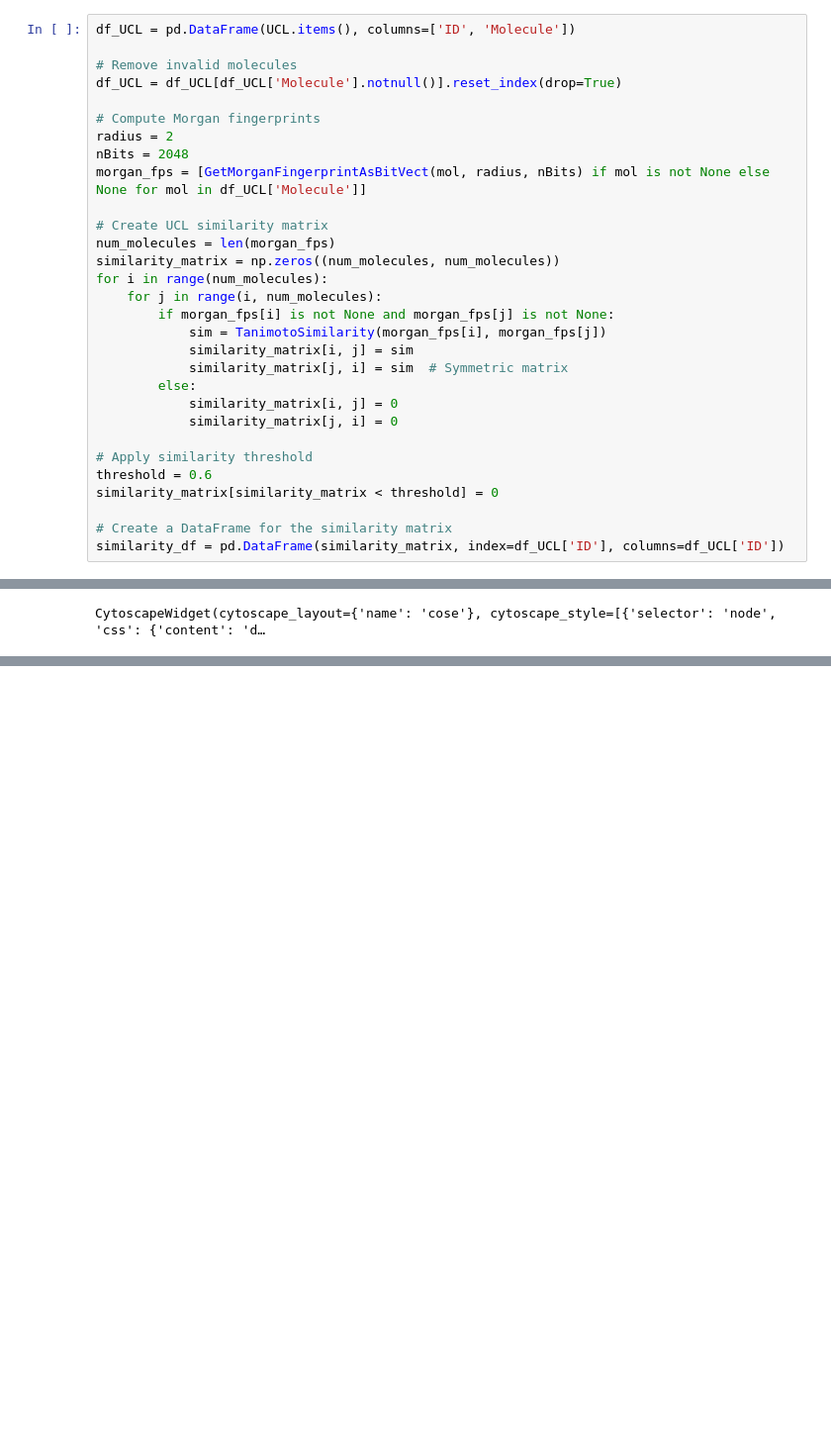
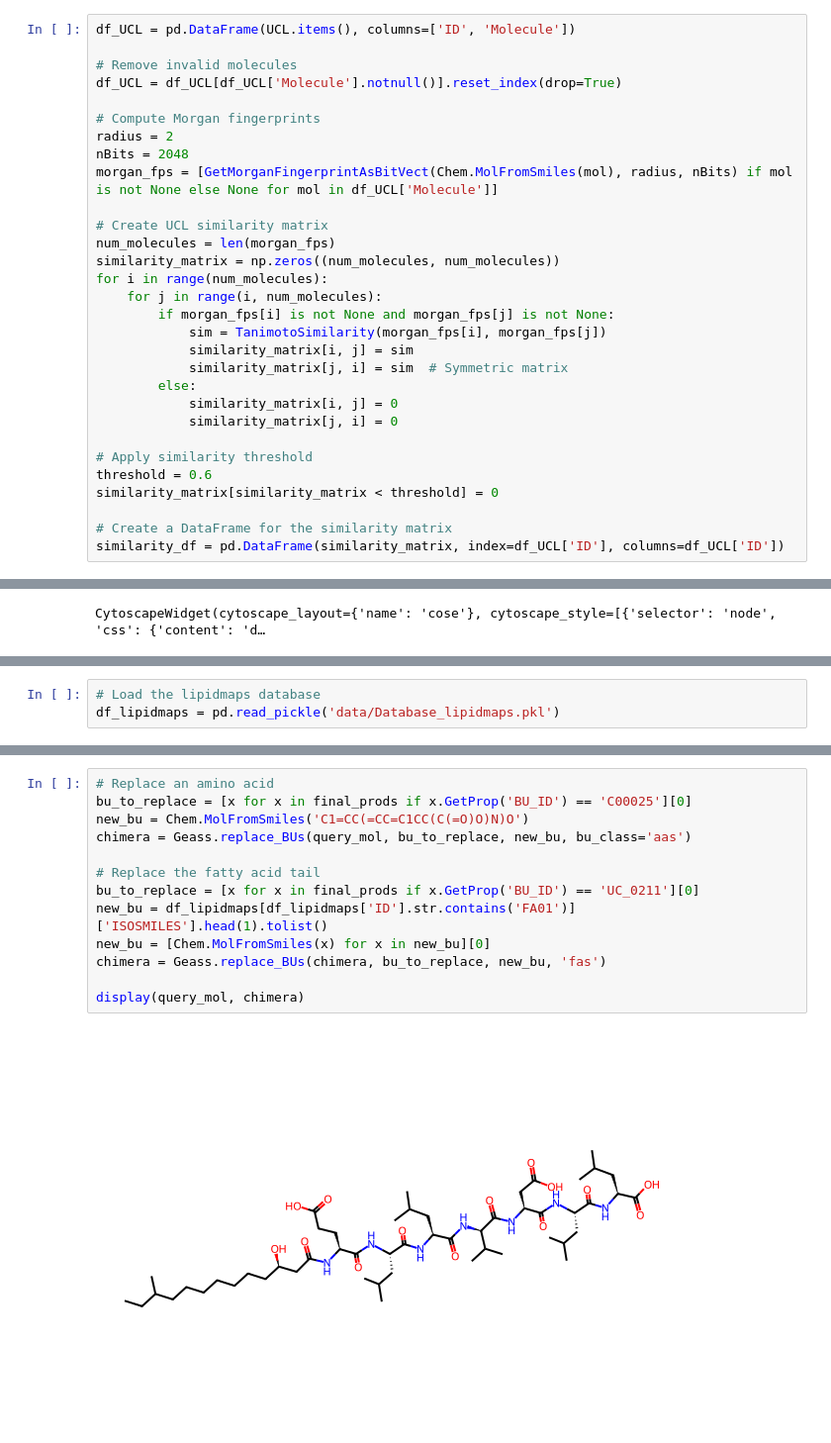
Before and after one commit to mattialpg/geass, a Jupyter notebook: All Protocols.ipynb, the cells around one changed output, grey strips where cells are left out. Shown at 99% size. Saved outputs shown, nothing was run; the diff lists cells and outputs as text; blank space fills up the shorter version.

```diff
--- a/All Protocols.ipynb
+++ b/All Protocols.ipynb
@@ -186,7 +187,7 @@ df_UCL = df_UCL[df_UCL['Molecule'].notnull()].reset_index(drop=True)
 # Compute Morgan fingerprints
 radius = 2
 nBits = 2048
-morgan_fps = [GetMorganFingerprintAsBitVect(mol, radius, nBits) if mol is not None else None for mol in df_UCL['Molecule']]
+morgan_fps = [GetMorganFingerprintAsBitVect(Chem.MolFromSmiles(mol), radius, nBits) if mol is not None else None for mol in df_UCL['Molecule']]
 
 # Create UCL similarity matrix
 num_molecules = len(morgan_fps)
@@ -527,0 +531,3 @@ CytoscapeWidget(cytoscape_layout={'name': 'cose'}, cytoscape_style=[{'selector':
+# %%
+# Load the lipidmaps database
+df_lipidmaps = pd.read_pickle('data/Database_lipidmaps.pkl')
@@ -527,0 +562,15 @@ CytoscapeWidget(cytoscape_layout={'name': 'cose'}, cytoscape_style=[{'selector':
+# %%
+# Replace an amino acid
+bu_to_replace = [x for x in final_prods if x.GetProp('BU_ID') == 'C00025'][0]
+new_bu = Chem.MolFromSmiles('C1=CC(=CC=C1CC(C(=O)O)N)O')
+chimera = Geass.replace_BUs(query_mol, bu_to_replace, new_bu, bu_class='aas')
+
+# Replace the fatty acid tail
+bu_to_replace = [x for x in final_prods if x.GetProp('BU_ID') == 'UC_0211'][0]
+new_bu = df_lipidmaps[df_lipidmaps['ID'].str.contains('FA01')]['ISOSMILES'].head(1).tolist()
+new_bu = [Chem.MolFromSmiles(x) for x in new_bu][0]
+chimera = Geass.replace_BUs(chimera, bu_to_replace, new_bu, 'fas')
+
+display(query_mol, chimera)
+# %% [output]
+[figure, added]
```
Also changed, not shown: parts of 10 cells of this notebook, 1 other file.
